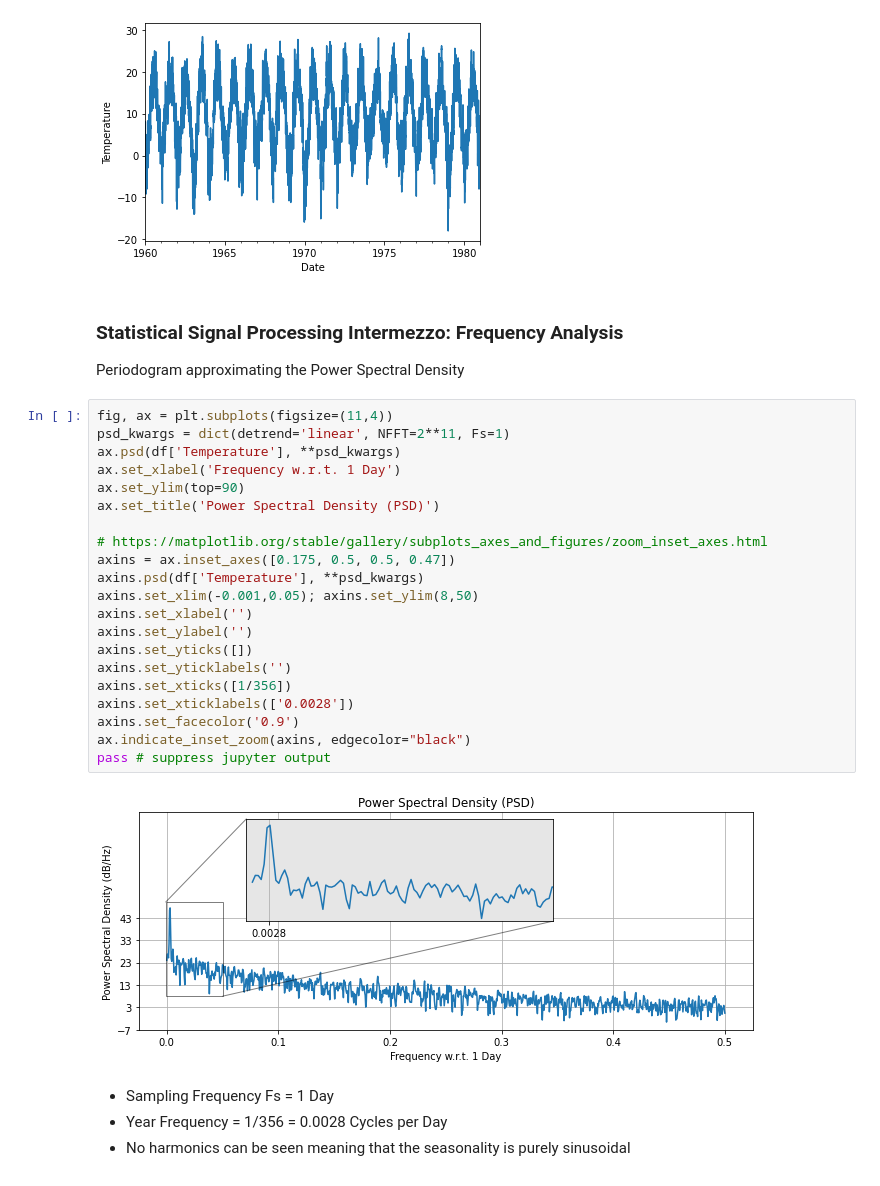
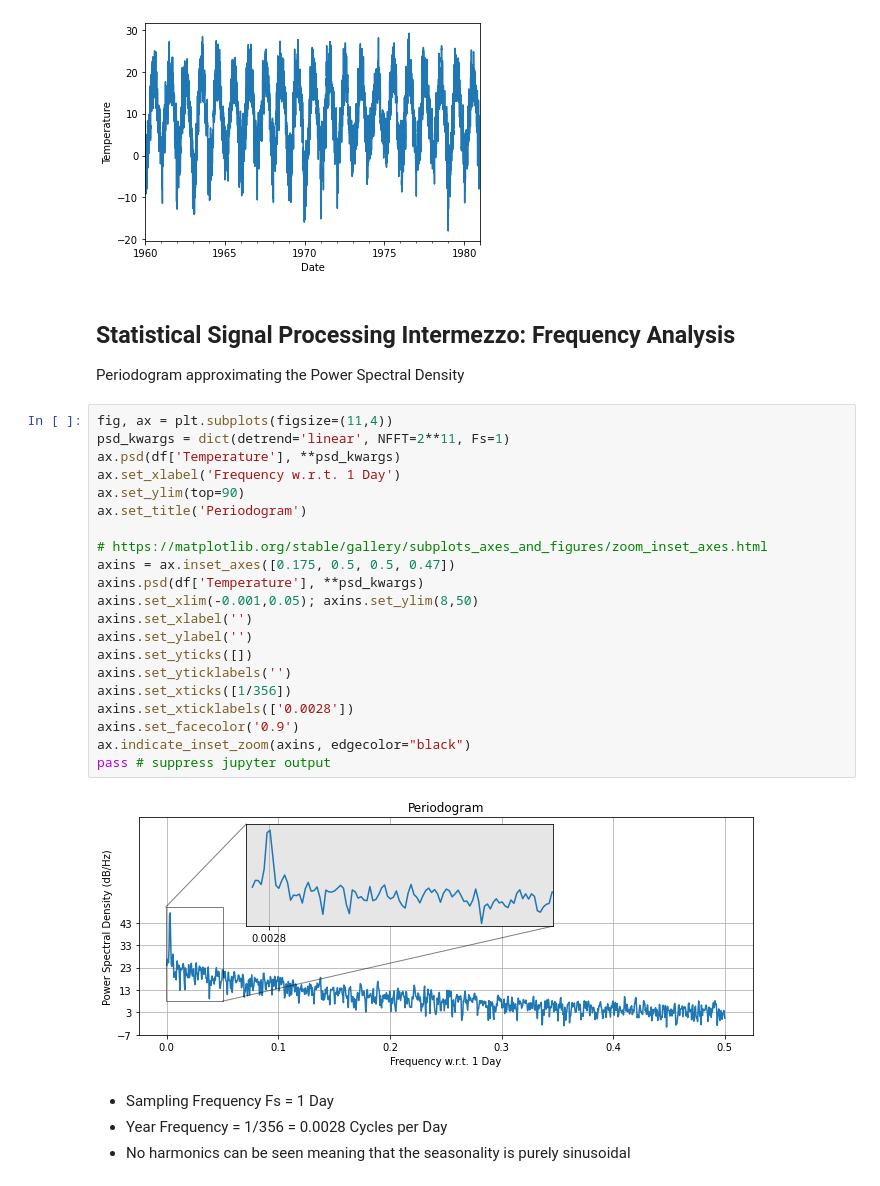
Before and after one commit to raphaelw/data-science-bootcamp, a Jupyter notebook: 07_week/exercises/time_series_weather.ipynb, the cells around one changed output. Cells and saved outputs as stored; diff of their text form.

```diff
--- a/07_week/exercises/time_series_weather.ipynb
+++ b/07_week/exercises/time_series_weather.ipynb
@@ -124,32 +122,32 @@ df.Temperature.plot(ylabel='Temperature')
 <AxesSubplot:xlabel='Date', ylabel='Temperature'>
 [figure]
 # %% [markdown]
-### Statistical Signal Processing Intermezzo: Frequency Analysis
+## Statistical Signal Processing Intermezzo: Frequency Analysis
 
 Periodogram approximating the Power Spectral Density
 # %%
 fig, ax = plt.subplots(figsize=(11,4))
 psd_kwargs = dict(detrend='linear', NFFT=2**11, Fs=1)
 ax.psd(df['Temperature'], **psd_kwargs)
 ax.set_xlabel('Frequency w.r.t. 1 Day')
 ax.set_ylim(top=90)
-ax.set_title('Power Spectral Density (PSD)')
+ax.set_title('Periodogram')
 
 # https://matplotlib.org/stable/gallery/subplots_axes_and_figures/zoom_inset_axes.html
 axins = ax.inset_axes([0.175, 0.5, 0.5, 0.47])
 axins.psd(df['Temperature'], **psd_kwargs)
 axins.set_xlim(-0.001,0.05); axins.set_ylim(8,50)
 axins.set_xlabel('')
 axins.set_ylabel('')
 axins.set_yticks([])
 axins.set_yticklabels('')
 axins.set_xticks([1/356])
 axins.set_xticklabels(['0.0028'])
 axins.set_facecolor('0.9')
 ax.indicate_inset_zoom(axins, edgecolor="black")
 pass # suppress jupyter output
 # %% [output]
-[figure, old version]
+[figure, new version]
 # %% [markdown]
 * Sampling Frequency Fs = 1 Day
 * Year Frequency = 1/356 = 0.0028 Cycles per Day
```
Also changed, not shown: parts of 4 cells of this notebook.
